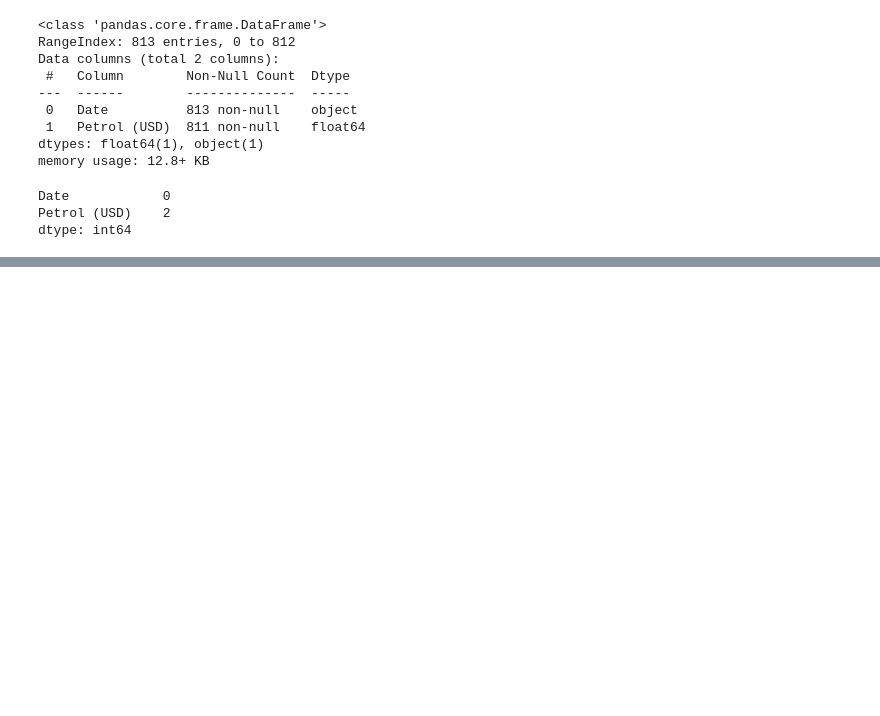
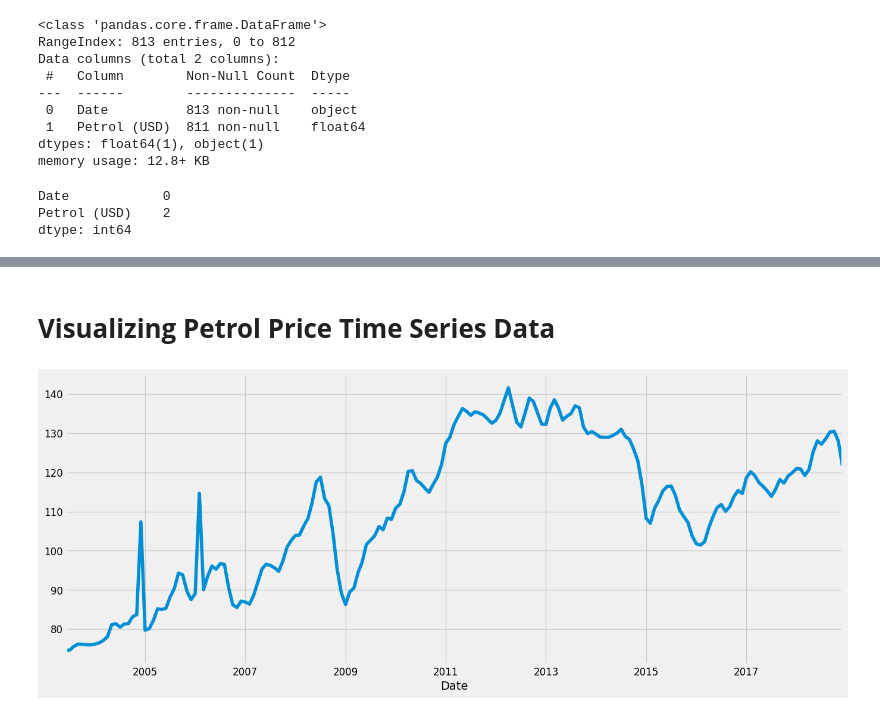
Before and after one commit to tejashreemore/Petrol-Price-Forecasting, a Jupyter notebook: data_analysis.ipynb, the cells around one changed output, grey strips where cells are left out. Drawn from its saved outputs; the diff is of its cells as text; code cells hidden in the pictures; blank space fills up the shorter version.

```diff
--- a/data_analysis.ipynb
+++ b/data_analysis.ipynb
@@ -6,3 +23,2 @@ from matplotlib import pyplot as plt
 # %%
-train_df = pd.read_csv("train_data.csv")
-train_df.head()
+data = pd.read_csv("/content/train_data.csv")
@@ -29,4 +47,6 @@ Data columns (total 2 columns):
  1   Petrol (USD)  811 non-null    float64
 dtypes: float64(1), object(1)
 memory usage: 12.8+ KB
+# %%
+data['Date'] = pd.to_datetime(data['Date'], format='%m/%d/%Y')
 # %%
@@ -46,0 +62,2 @@ Text(0.5, 0, 'Date')
+# %%
+data = data.sort_values('Date').set_index('Date')
@@ -46,0 +75,2 @@ Text(0.5, 0, 'Date')
+# %%
+y = data['Petrol (USD)'].resample('MS').mean()
@@ -46,0 +97,7 @@ Text(0.5, 0, 'Date')
+# %% [markdown]
+# **Visualizing Petrol Price Time Series Data**
+# %%
+y.plot(figsize=(15, 6))
+plt.show()
+# %% [output]
+[figure, added]
```
Also changed, not shown: parts of 14 cells of this notebook.
